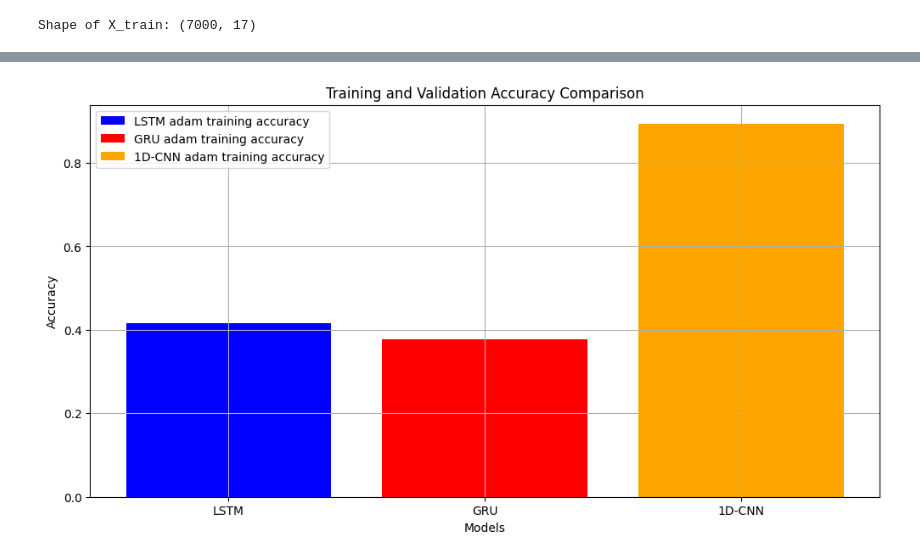
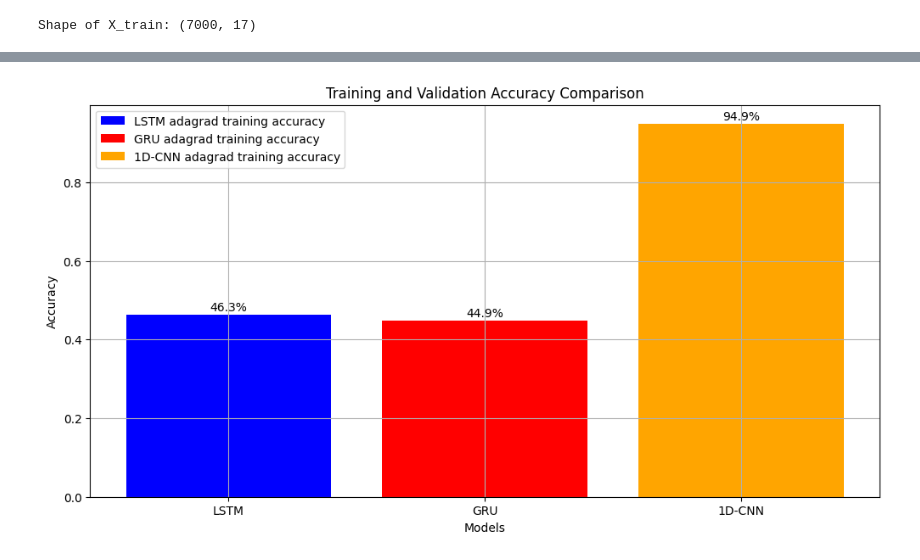
Before and after one commit to JenilGajjar20/SensorNetGuard, a Jupyter notebook: combined.ipynb, the cells around one changed output, grey strips where cells are left out. Drawn from its saved outputs; the diff is of its cells as text; code cells hidden in the pictures.

```diff
--- a/combined.ipynb
+++ b/combined.ipynb
@@ -582,12 +620,12 @@ cnn_classes = cnn_classes[:, 0]
 cnn_accuracy = accuracy_score(y_test_cnn, cnn_classes)
 print("Accuracy: ", cnn_accuracy)
 
-cnn_precision = precision_score(y_test_cnn, cnn_classes)
+cnn_precision = precision_score(y_test_cnn, cnn_classes, zero_division=1)
 print("Precision: ", cnn_precision)
 
-cnn_recall = recall_score(y_test_cnn, cnn_classes)
+cnn_recall = recall_score(y_test_cnn, cnn_classes, zero_division=1)
 print("Recall: ", cnn_recall)
 
-# f1_score_value = f1_score(y_test_cnn, cnn_classes)
-# print("F1 score: ", f1_score_value)
+f1_score_value_cnn = f1_score(y_test_cnn, cnn_classes, zero_division=1)
+print("F1 score: ", f1_score_value_cnn)
 # %% [output]
@@ -614,9 +636,14 @@ Recall:  0.9571428571428572
 # %%
-metrics = ['Accuracy', 'Precision', 'Recall']
-lstm_values = [lstm_accuracy, lstm_precision, lstm_recall]
+cnn_values = [cnn_precision, cnn_recall, f1_score_value_cnn]
 
 plt.figure(figsize=(8, 6))
-plt.bar(metrics, lstm_values, color=['blue', 'green', 'orange'])
+cnn_matrix_bars = plt.bar(metrics, cnn_values, color=[
+                          'blue', 'green', 'orange'])
+for bar in cnn_matrix_bars:
+    y_val = bar.get_height()
+    plt.text(bar.get_x() + bar.get_width() / 2, y_val +
+             0.01, f'{y_val*100:.1f}%', ha='center')
+
 plt.xlabel('Metrics')
 plt.ylabel('Values')
 plt.title('Performance Metrics')
@@ -1159,55 +1189,54 @@ plt.show()
 # %%
 plt.figure(figsize=(12, 6))
 
-# plt.plot(lstm_adam_history.history["accuracy"],
-#          label="LSTM adam training accuracy", color='blue')
-# plt.plot(lstm_adam_history.history["val_accuracy"],
-#          label="LSTM adam validation accuracy", color='lightblue')
+# plt.plot(lstm_adagrad_history.history["accuracy"],
+#          label="LSTM adagrad training accuracy", color='blue')
+# plt.plot(lstm_adagrad_history.history["val_accuracy"],
+#          label="LSTM adagrad validation accuracy", color='lightblue')
 
-# plt.plot(gru_adam_history.history["accuracy"],
-#          label="GRU adam training accuracy", color='green')
-# plt.plot(gru_adam_history.history["val_accuracy"],
-#          label="GRU adam validation accuracy", color='lightgreen')
+# plt.plot(gru_adagrad_history.history["accuracy"],
+#          label="GRU adagrad training accuracy", color='green')
+# plt.plot(gru_adagrad_history.history["val_accuracy"],
+#          label="GRU adagrad validation accuracy", color='lightgreen')
 
-# plt.plot(cnn_adam_history.history["accuracy"],
-#          label="CNN adam training accuracy", color='orange')
-# plt.plot(cnn_adam_history.history["val_accuracy"],
-#          label="CNN adam validation accuracy", color='gold')
+# plt.plot(cnn_adagrad_history.history["accuracy"],
+#          label="CNN adagrad training accuracy", color='orange')
+# plt.plot(cnn_adagrad_history.history["val_accuracy"],
+#          label="CNN adagrad validation accuracy", color='gold')
 
-lstm_adam_train_acc = np.mean(lstm_adam_history.history["accuracy"])
-# lstm_adam_val_acc = lstm_adam_history.history["val_accuracy"]
+lstm_adagrad_train_acc = np.mean(lstm_adagrad_history.history['accuracy'])
+# lstm_adagrad_val_acc = lstm_adagrad_history.history['val_accuracy']
 
-gru_adam_train_acc = np.mean(gru_adam_history.history["accuracy"])
-# gru_adam_val_acc = gru_adam_history.history["val_accuracy"]
+gru_adagrad_train_acc = np.mean(gru_adagrad_history.history['accuracy'])
+# gru_adagrad_val_acc = gru_adagrad_history.history['val_accuracy']
 
-cnn_adam_train_acc = np.mean(cnn_adam_history.history["accuracy"])
-# cnn_adam_val_acc = cnn_adam_history.history["val_accuracy"]
+cnn_adagrad_train_acc = np.mean(cnn_adagrad_history.history['accuracy'])
+# cnn_adagrad_val_acc = cnn_adagrad_history.history['val_accuracy']
 
-# epochs = range(1, len(lstm_adam_train_acc) + 1)
-# print("epochs: ", epochs)
-models = ['LSTM', 'GRU', '1D-CNN']
-adam_accuracies = [lstm_adam_train_acc, gru_adam_train_acc, cnn_adam_train_acc]
-# bar_width = 0.2
+# plt.bar(epochs, lstm_adagrad_train_acc, width=bar_width,
+#         label="LSTM adagrad training accuracy", color='blue')
 
-# plt.bar(epochs, lstm_adam_train_acc, width=bar_width,
-#         label="LSTM adam training accuracy", color='blue')
-# plt.bar([e + bar_width for e in epochs], lstm_adam_val_acc, width=bar_width, label="LSTM adam validation accuracy", color='lightblue')
+# plt.bar([e + 1 * bar_width for e in epochs], gru_adagrad_train_acc,
+#         width=bar_width, label="GRU adagrad training accuracy", color='red')
 
-plt.bar(models, adam_accuracies, label=['LSTM adam training accuracy',
-        'GRU adam training accuracy', '1D-CNN adam training accuracy'], color=['blue', 'red', 'orange'])
+# plt.bar([e + 2 * bar_width for e in epochs], cnn_adagrad_train_acc,
+#         width=bar_width, label="CNN adagrad training accuracy", color='orange')
 
-# plt.bar([e + 1 * bar_width for e in epochs], gru_adam_train_acc,
-#         width=bar_width, label="GRU adam training accuracy", color='red')
+adagrad_accuracies = [lstm_adagrad_train_acc,
+                      gru_adagrad_train_acc, cnn_adagrad_train_acc]
+adagrad_bar = plt.bar(models, adagrad_accuracies,  label=['LSTM adagrad training accuracy',
+                                                          'GRU adagrad training accuracy', '1D-CNN adagrad training accuracy'], color=['blue', 'red',  'orange'])
 
-# plt.bar([e + 2 * bar_width for e in epochs], cnn_adam_train_acc,
-#         width=bar_width, label="CNN adam training accuracy", color='orange')
+for bar in adagrad_bar:
+    y_val = bar.get_height()
+    plt.text(bar.get_x() + bar.get_width() / 2, y_val +
+             0.01, f'{y_val*100:.1f}%', ha='center')
 
-plt.title("Training and Validation Accuracy Comparison")
-plt.xlabel("Models")
-plt.ylabel("Accuracy")
-# plt.xticks([e + 2 * bar_width for e in epochs], epochs)
+plt.title('Training and Validation Accuracy Comparison')
+plt.xlabel('Models')
+plt.ylabel('Accuracy')
 plt.legend()
 plt.grid(True)
 plt.show()
 # %% [output]
-[figure, old version]
+[figure, new version]
```
Also changed, not shown: parts of 44 cells of this notebook.
